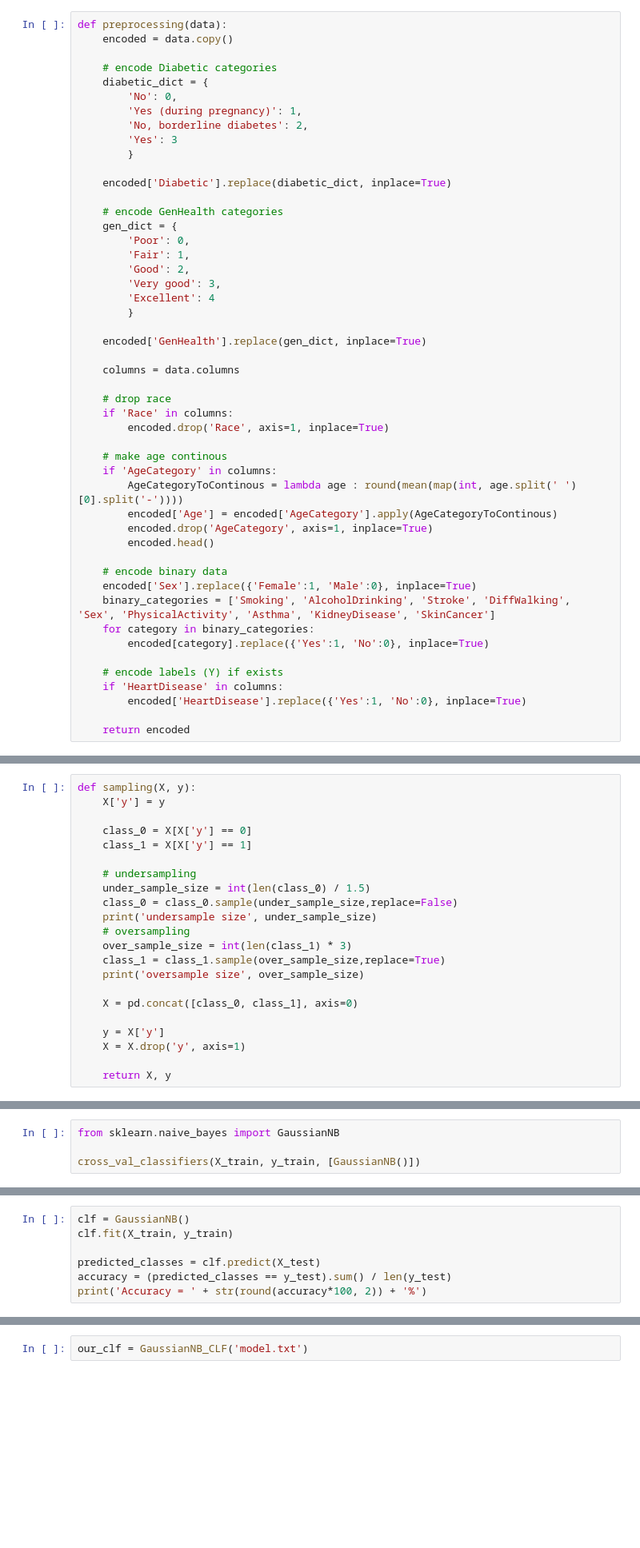
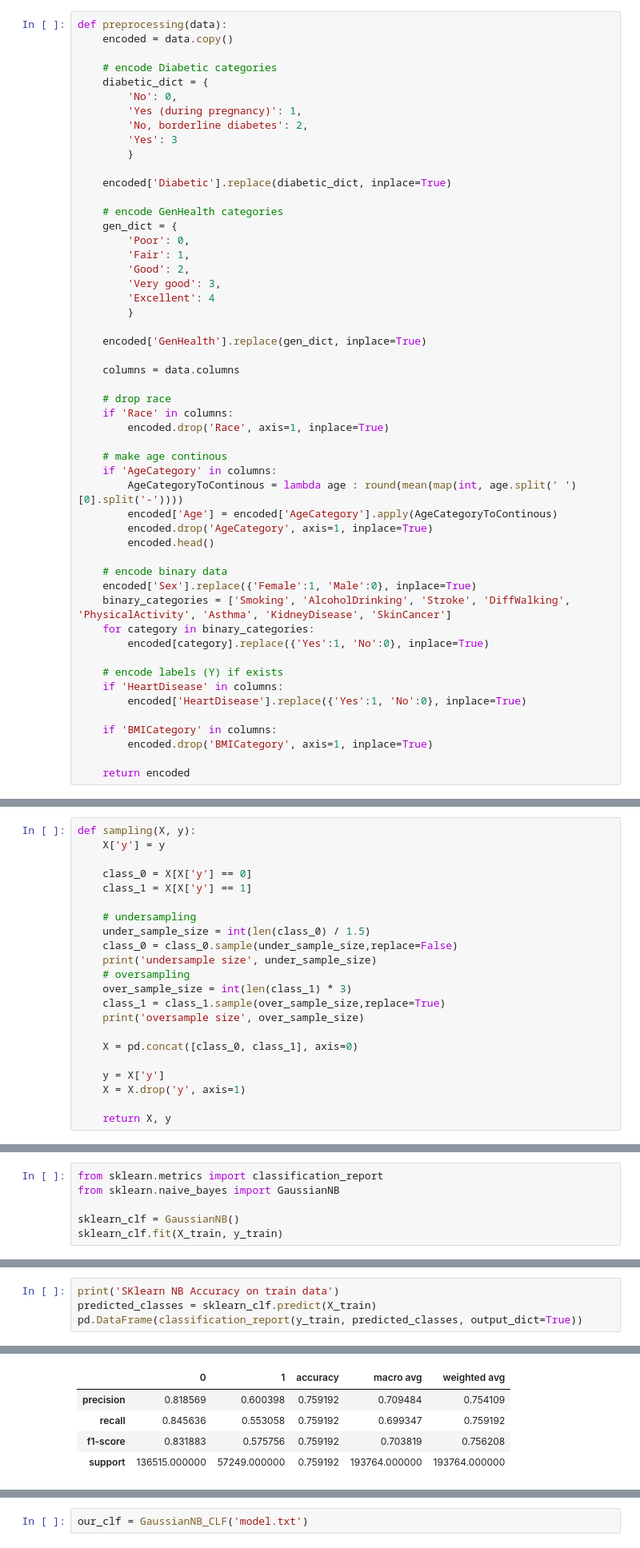
Before and after one commit to SaadBadr/heart-disease-indicators, a Jupyter notebook: notebook.ipynb, the cells around one changed output, grey strips where cells are left out. Shown: that part at 80% size. Saved outputs shown, nothing was run; the diff lists cells and outputs as text; blank space fills up the shorter version.

```diff
--- a/notebook.ipynb
+++ b/notebook.ipynb
@@ -350,7 +360,7 @@ def preprocessing(data):
 
     # encode binary data
     encoded['Sex'].replace({'Female':1, 'Male':0}, inplace=True)
-    binary_categories = ['Smoking', 'AlcoholDrinking', 'Stroke', 'DiffWalking', 'Sex', 'PhysicalActivity', 'Asthma', 'KidneyDisease', 'SkinCancer']
+    binary_categories = ['Smoking', 'AlcoholDrinking', 'Stroke', 'DiffWalking', 'PhysicalActivity', 'Asthma', 'KidneyDisease', 'SkinCancer']
     for category in binary_categories:
         encoded[category].replace({'Yes':1, 'No':0}, inplace=True)
 
@@ -358,6 +368,9 @@ def preprocessing(data):
     if 'HeartDisease' in columns:
         encoded['HeartDisease'].replace({'Yes':1, 'No':0}, inplace=True)
 
+    if 'BMICategory' in columns:
+        encoded.drop('BMICategory', axis=1, inplace=True)
+
     return encoded
 # %%
 encoded_df = preprocessing(df)
@@ -455,5 +439,7 @@ def cross_val_classifiers(X, Y, clfs, labels=None):
 # %%
+from sklearn.metrics import classification_report
 from sklearn.naive_bayes import GaussianNB
 
-cross_val_classifiers(X_train, y_train, [GaussianNB()])
+sklearn_clf = GaussianNB()
+sklearn_clf.fit(X_train, y_train)
 # %% [output]
@@ -466,7 +446,0 @@ cross_val_classifiers(X_train, y_train, [GaussianNB()])
-# %%
-clf = GaussianNB()
-clf.fit(X_train, y_train)
-
-predicted_classes = clf.predict(X_test)
-accuracy = (predicted_classes == y_test).sum() / len(y_test)
-print('Accuracy = ' + str(round(accuracy*100, 2)) + '%')
@@ -474,0 +447,5 @@ Accuracy = 69.62%
+# %%
+print('SKlearn NB Accuracy on train data')
+predicted_classes = sklearn_clf.predict(X_train)
+pd.DataFrame(classification_report(y_train, predicted_classes, output_dict=True))
+# %% [output]
@@ -474,0 +453,5 @@ Accuracy = 69.62%
+|  | 0 | 1 | accuracy | macro avg | weighted avg |
+| precision | 0.818569 | 0.600398 | 0.759192 | 0.709484 | 0.754109 |
+| recall | 0.845636 | 0.553058 | 0.759192 | 0.699347 | 0.759192 |
+| f1-score | 0.831883 | 0.575756 | 0.759192 | 0.703819 | 0.756208 |
+| support | 136515.000000 | 57249.000000 | 0.759192 | 193764.000000 | 193764.000000 |
```
Also changed, not shown: parts of 29 cells of this notebook, 8 other files.
